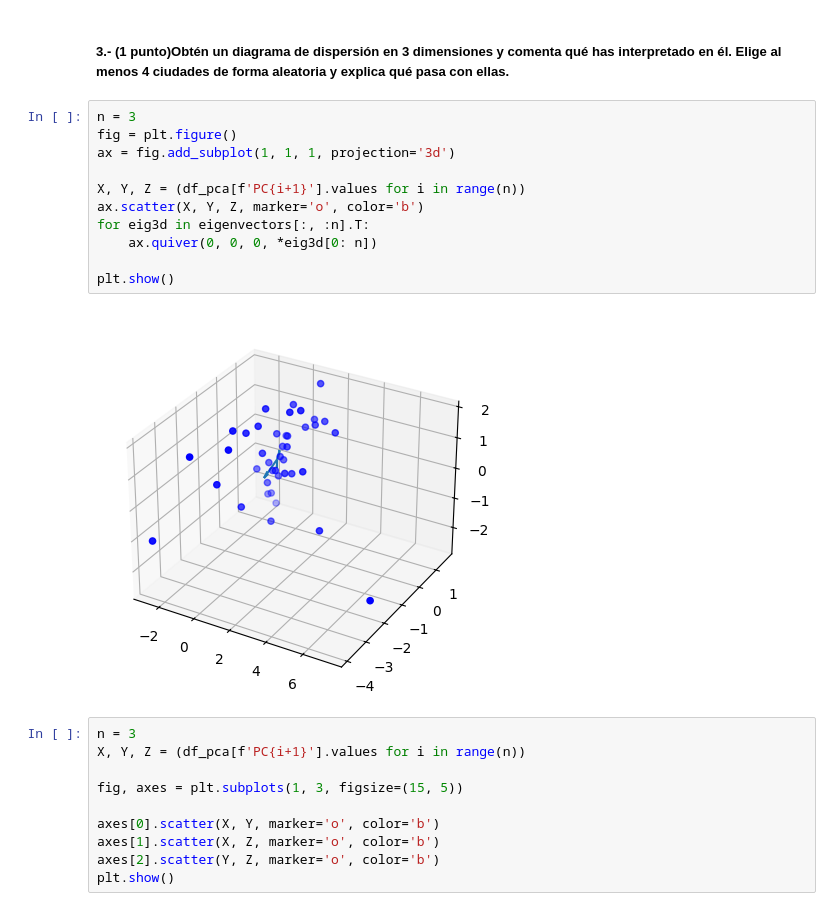
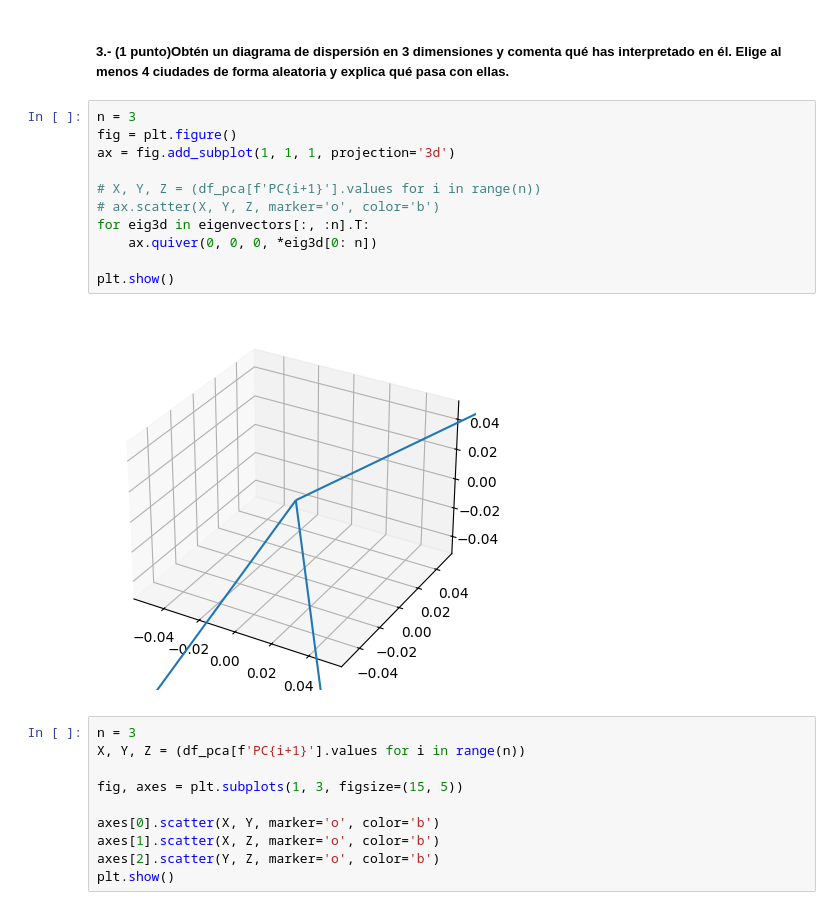
Before and after one commit to Alf-caput/P1_MineriaDeDatos, a Jupyter notebook: P3_ReduccionDimensionalidad/P3_ReduccionDimensionalidad.ipynb, the cells around one changed output. Cells and saved outputs as stored; diff of their text form.

```diff
--- a/P3_ReduccionDimensionalidad/P3_ReduccionDimensionalidad.ipynb
+++ b/P3_ReduccionDimensionalidad/P3_ReduccionDimensionalidad.ipynb
@@ -315,16 +309,16 @@ Hartford       0.46  1.10  0.59 -0.94 -0.74 -0.40  0.26
 # %%
 n = 3
 fig = plt.figure()
 ax = fig.add_subplot(1, 1, 1, projection='3d')
 
-X, Y, Z = (df_pca[f'PC{i+1}'].values for i in range(n))
-ax.scatter(X, Y, Z, marker='o', color='b')
+# X, Y, Z = (df_pca[f'PC{i+1}'].values for i in range(n))
+# ax.scatter(X, Y, Z, marker='o', color='b')
 for eig3d in eigenvectors[:, :n].T:
     ax.quiver(0, 0, 0, *eig3d[0: n])
 
 plt.show()
 # %% [output]
-[figure, old version]
+[figure, new version]
 # %%
 n = 3
 X, Y, Z = (df_pca[f'PC{i+1}'].values for i in range(n))
```
Also changed, not shown: parts of 3 cells of this notebook.
